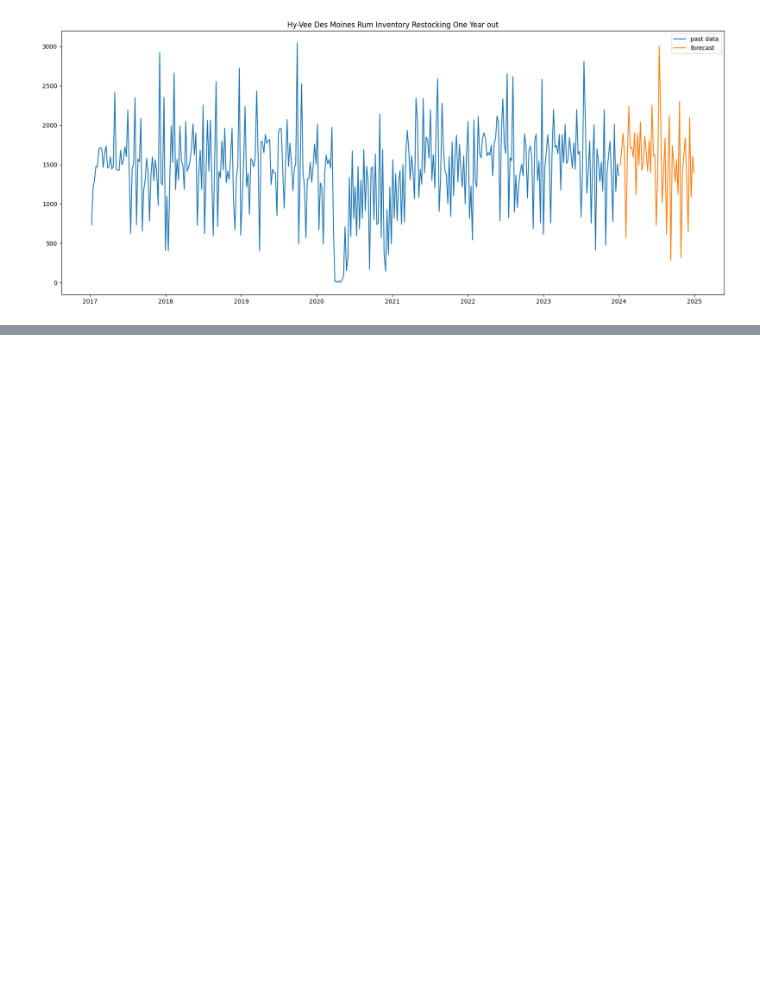
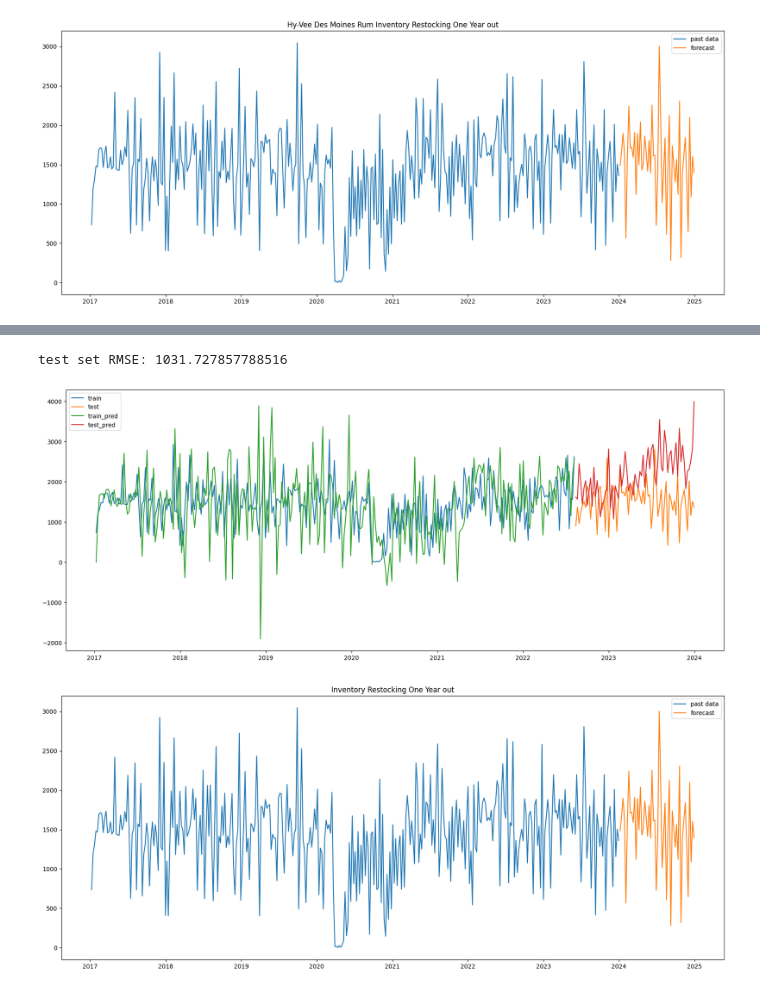
Before and after one commit to joeldmott/inventory_project, a Jupyter notebook: inventory_restocking_project.ipynb, the cells around one changed output, grey strips where cells are left out. Drawn from its saved outputs; the diff is of its cells as text; code cells hidden in the pictures; blank space fills up the shorter version.

Commit message:
got two streamlining functions established and tested on a given liquor category subset

```diff
--- a/inventory_restocking_project.ipynb
+++ b/inventory_restocking_project.ipynb
@@ -1162,0 +1052,27 @@ def Iowa_restock_bottles_forecast(store_data):
+# %%
+#the input is a liquor category subset (like the Hy-Vee
+# Des Moines rum subset above), specifically formatted
+# as a subset like "df[df['Category Name'] == <specific category name>]"
+
+def preprocess_and_optimize_ARIMA(liquor_category):
+
+  #PREPROCESSING
+
+  # turn data into a series and resample on a weekly basis
+  liquor_category = liquor_category.groupby('Date').sum()['Bottles Sold']
+  liquor_category = liquor_category.resample('W').sum()
+
+  #VALUATION
+
+  # find the index which allows us to split off 20% of the data
+  cutoff = round(liquor_category.shape[0]*0.8)
+  # Define train and test sets according to the index found above
+  train = liquor_category[:cutoff]
+  test = liquor_category[cutoff:]
+
+  #MODELING via a more lightweight ARIMA process
+  optimize_ARIMA(train)
+# %%
+#testing it out with the previously used rum subset
+hvdm_rum = hy_vee_des_moines[hy_vee_des_moines['Category Name'] == 'RUM']
+preprocess_and_optimize_ARIMA(hvdm_rum)
@@ -1162,0 +1138,6 @@ def Iowa_restock_bottles_forecast(store_data):
+# %%
+SARIMA_fit_and_forecast(hvdm_rum,1,2,2)
+# %% [output]
+test set RMSE: 1031.727857788516
+[figure, added]
+[figure, added]
```
Also changed, not shown: parts of 5 cells of this notebook.
